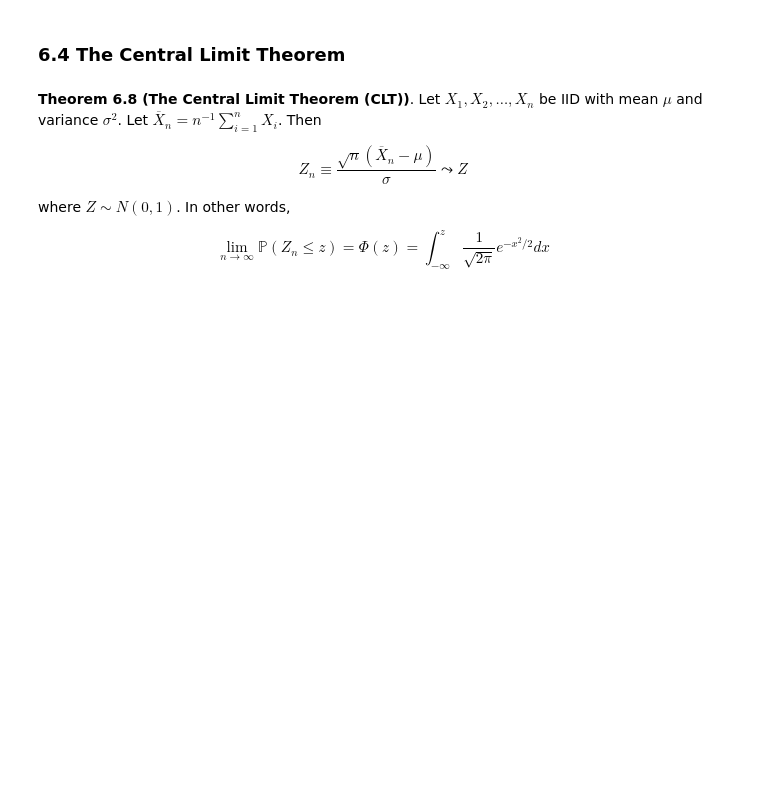
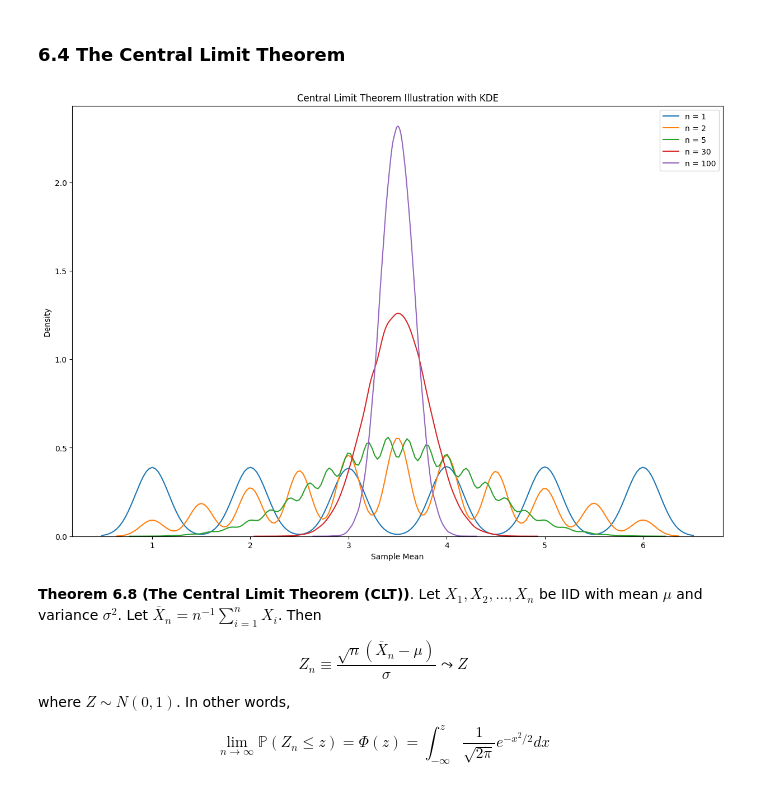
Before and after one commit to hannabaw1212/all-of-statistics-H, a Jupyter notebook: Chapter 06 - Convergence of Random Variables.ipynb, the cells around one changed output. Saved outputs shown, nothing was run; the diff lists cells and outputs as text; code cells hidden in the pictures; blank space fills up the shorter version.

```diff
--- a/Chapter 06 - Convergence of Random Variables.ipynb
+++ b/Chapter 06 - Convergence of Random Variables.ipynb
@@ -174,6 +174,42 @@ $$ \mathbb{P}(|\overline{X}_n - \mu| > \epsilon) \leq \frac{\mathbb{E}(|\overlin
 which tends to 0 as $n \rightarrow \infty$.
 # %% [markdown]
 ### 6.4 The Central Limit Theorem
+# %%
+import numpy as np
+import matplotlib.pyplot as plt
+import seaborn as sns
+
+# Function to simulate die rolls
+def roll_die(n_rolls):
+    return np.random.randint(1, 7, n_rolls)
+
+# Function to compute sample means
+def compute_sample_means(sample_size, n_samples):
+    means = []
+    for _ in range(n_samples):
+        sample = roll_die(sample_size)
+        sample_mean = np.mean(sample)
+        means.append(sample_mean)
+    return np.array(means)
+
+# Parameters
+sample_sizes = [1, 2, 5, 30, 100]
+n_samples = 100000
+
+# Plotting
+plt.figure(figsize=(15, 10))
+
+for sample_size in sample_sizes:
+    sample_means = compute_sample_means(sample_size, n_samples)
+    sns.kdeplot(sample_means, label=f'n = {sample_size}')
+
+plt.title('Central Limit Theorem Illustration with KDE')
+plt.xlabel('Sample Mean')
+plt.ylabel('Density')
+plt.legend()
+plt.show()
+# %% [output]
+[figure, added]
 # %% [markdown]
 **Theorem 6.8 (The Central Limit Theorem (CLT))**. Let $X_1, X_2, \dots, X_n$ be IID with mean $\mu$ and variance $\sigma^2$.  Let $\overline{X}_n = n^{-1}\sum_{i=1}^n X_i$.  Then
 
```
